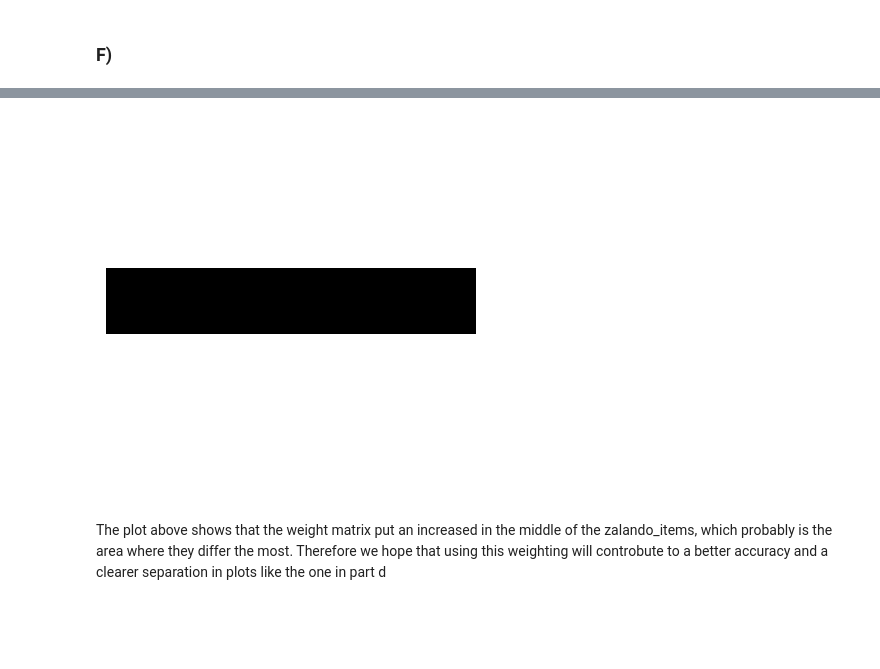
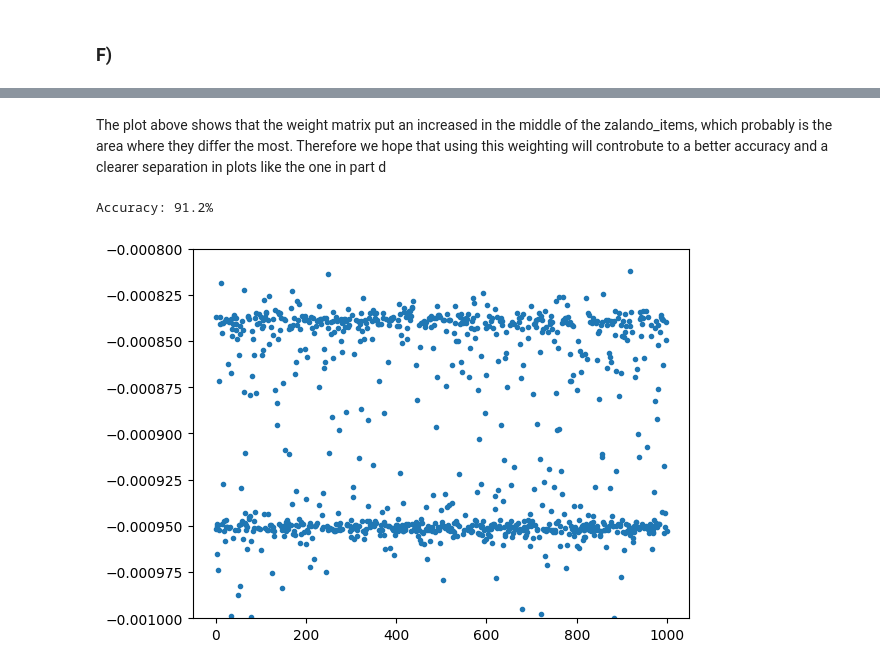
Before and after one commit to dahnlund/SF2526-Lab2, a Jupyter notebook: ex4.ipynb, the cells around one changed output, grey strips where cells are left out. Drawn from its saved outputs; the diff is of its cells as text; code cells hidden in the pictures; blank space fills up the shorter version.

```diff
--- a/ex4.ipynb
+++ b/ex4.ipynb
@@ -299,6 +302,24 @@ w_weight = w_weight / np.linalg.norm(w_weight)
-# %%
-zalando_plot(w_weight)
-# %% [output]
-[figure, removed]
 # %% [markdown]
 The plot above shows that the weight matrix put an increased in the middle of the zalando_items, which probably is the area where they differ the most. Therefore we hope that using this weighting will controbute to a better accuracy and a clearer separation in plots like the one in part d
+# %%
+S = build_distance(items, w_weight)
+W = build_weights(S)
+D = np.diag(np.sum(W, axis = 1))
+L = D - W
+
+eigvals, eigvectors = eig(L)
+
+
+xvals = np.zeros((eigvectors.shape[0],1))
+plt.plot(eigvectors[:,1], '.')
+plt.ylim(bottom = -0.001, top = -0.0008)
+
+
+tau = np.median(eigvectors[:,1])
+predictions = 1*(eigvectors[:,1] > tau)
+correct_adj = (correct-1).T[0]
+accuracy = np.mean(predictions == correct_adj)
+print(f'Accuracy: {accuracy*100}%')
+# %% [output]
+Accuracy: 91.2%
+[figure, added]
```
Also changed, not shown: parts of 9 cells of this notebook.
